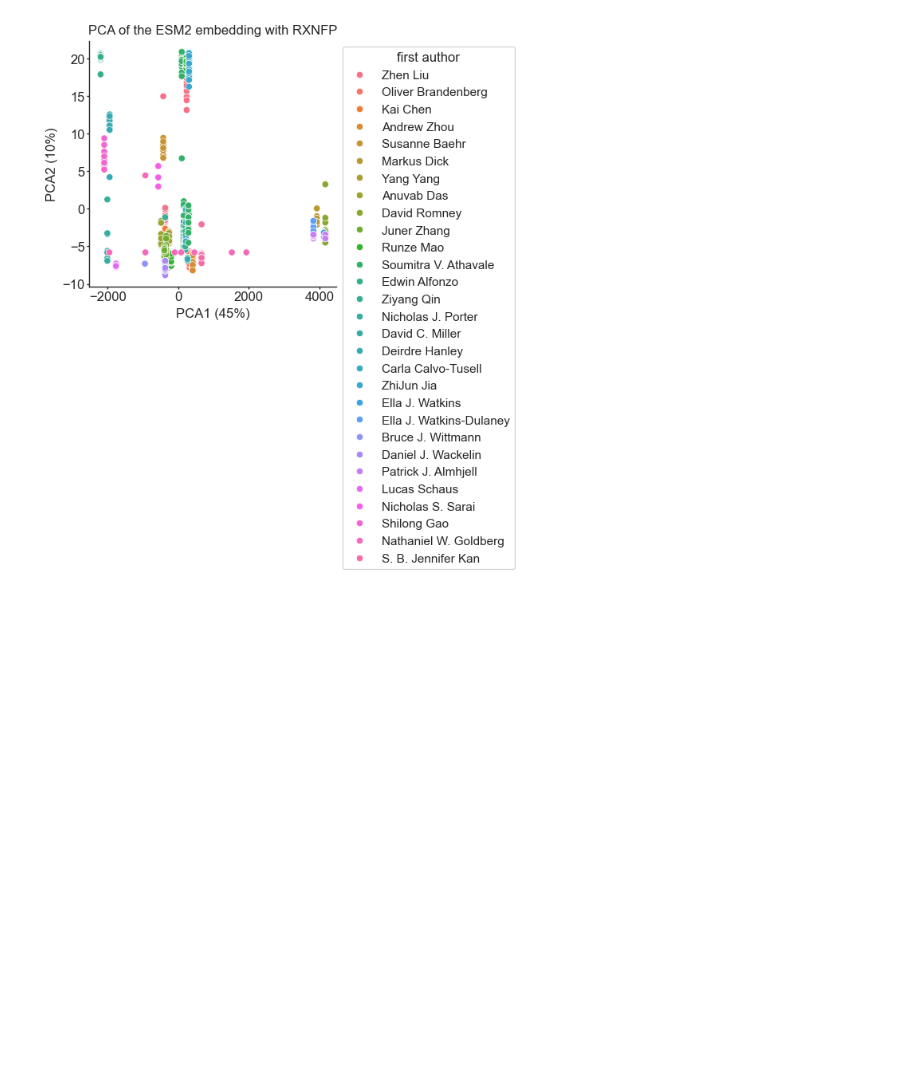
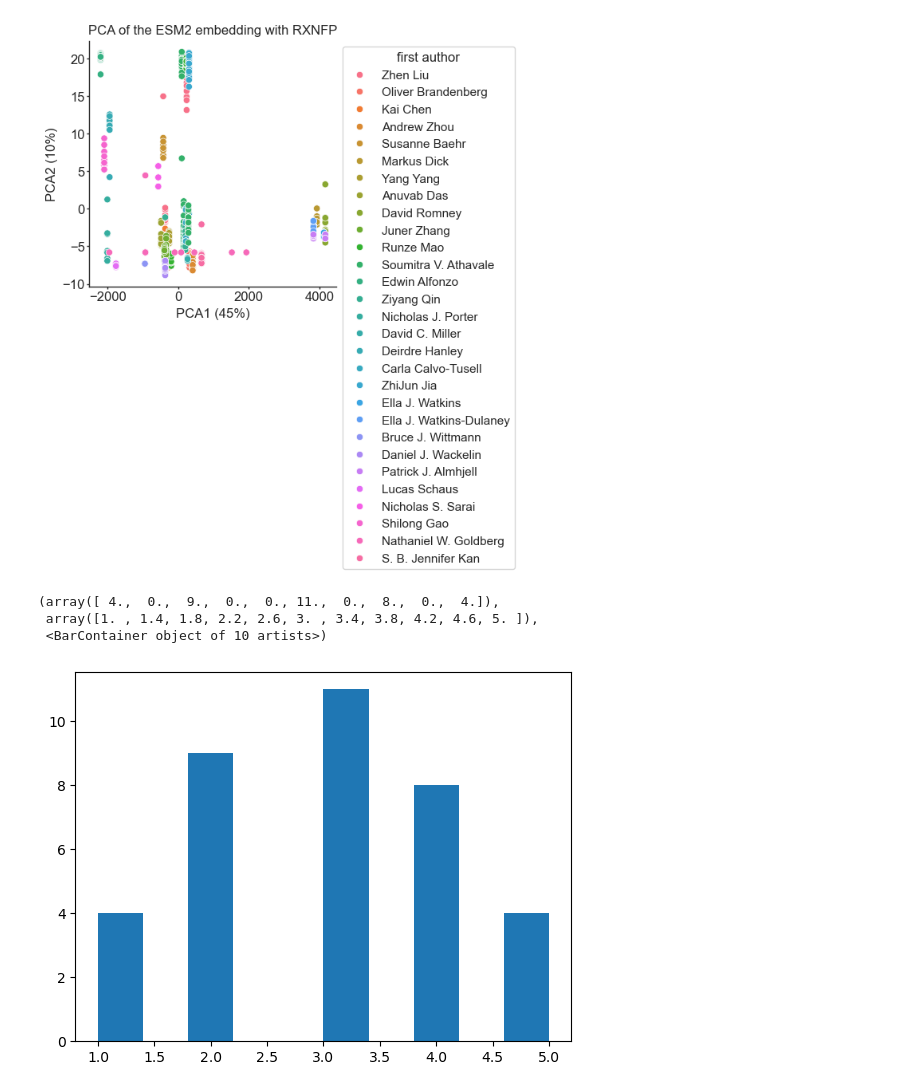
Before and after one commit to fhalab/EnzymeEngineeringDB, a Jupyter notebook: analysis/N3_AnalyseEnzymeReactionData.ipynb, the cells around one changed output. Cells and saved outputs as stored; diff of their text form; code cells hidden in the pictures; blank space fills up the shorter version.

```diff
--- a/analysis/N3_AnalyseEnzymeReactionData.ipynb
+++ b/analysis/N3_AnalyseEnzymeReactionData.ipynb
@@ -283,3 +533,17 @@ plt.title('PCA of the ESM2 embedding with RXNFP')
 ax = format_fig(ax)
 # %% [output]
 [figure]
+# %%
+import pandas as pd
+
+df = pd.read_csv('DEDB/LevSeq-metadata_formatted_protein-evolution-database_V4.csv')
+num_substrates = [len(s.split('.')) for s in df['substrate_smiles'].values]
+df['# substrates'] = num_substrates
+import matplotlib.pyplot as plt
+
+plt.hist(df['# substrates'].values)
+# %% [output]
+(array([ 4.,  0.,  9.,  0.,  0., 11.,  0.,  8.,  0.,  4.]),
+ array([1. , 1.4, 1.8, 2.2, 2.6, 3. , 3.4, 3.8, 4.2, 4.6, 5. ]),
+ <BarContainer object of 10 artists>)
+[figure, added]
```
Also changed, not shown: parts of 9 cells of this notebook, 2 other files.
